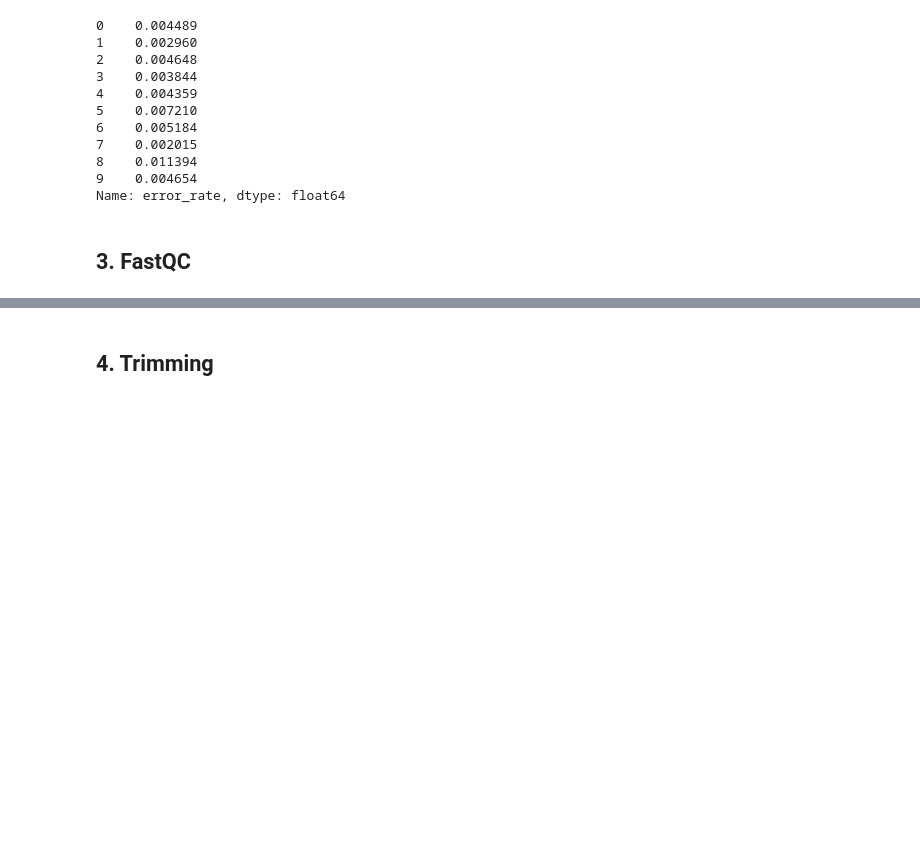
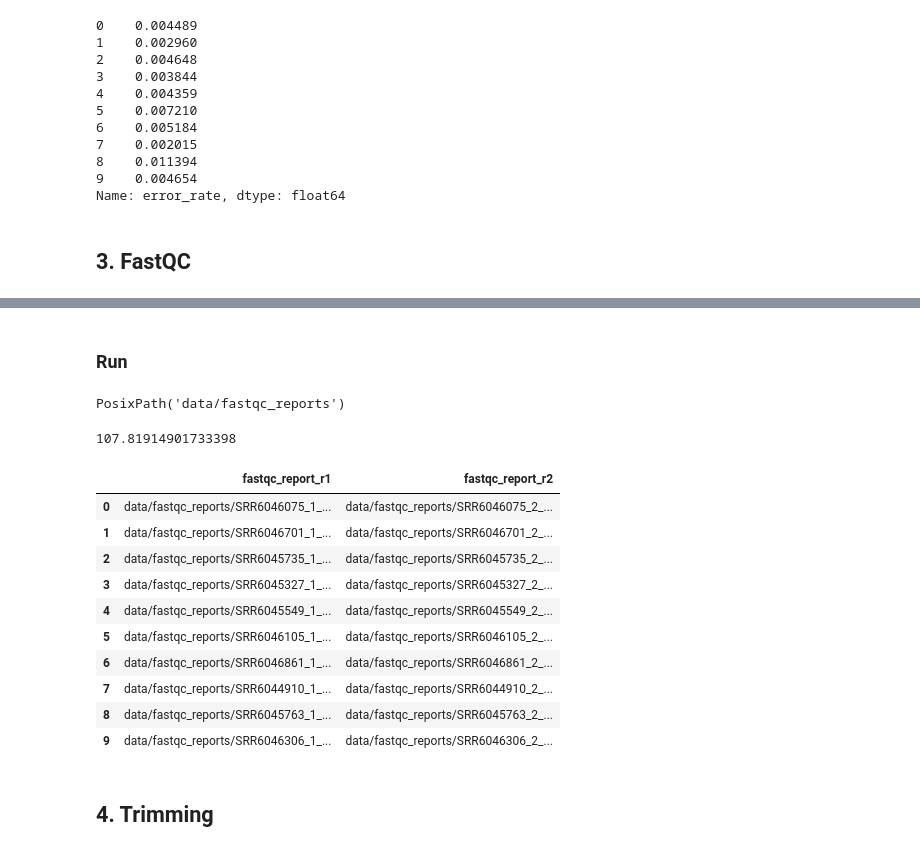
Before and after one commit to baku4/NGS_Guide_GenomeEpi1_S1_2023, a Jupyter notebook: 2-QC.ipynb, the cells around one changed output, grey strips where cells are left out. Cells and saved outputs as stored; diff of their text form; code cells hidden in the pictures; blank space fills up the shorter version.

```diff
--- a/2-Trimming.ipynb
+++ b/2-QC.ipynb
@@ -168,0 +185,8 @@ showtime
+# %% [markdown]
+### Run
+# %%
+fastqc_out_dir = root_dir / 'fastqc_reports'
+fastqc_out_dir.mkdir(exist_ok=True)
+fastqc_out_dir
+# %% [output]
+PosixPath('data/fastqc_reports')
@@ -169,3 +206,24 @@ showtime
+# %%
+# elp
+107.81914901733398
+# %% [output]
+107.81914901733398
+# %%
+fastqc_report_df = pd.DataFrame(np.array(out).reshape(-1, 2))
+fastqc_report_df.columns = ['fastqc_report_r1', 'fastqc_report_r2']
+fastqc_report_df
+# %% [output]
+|  | fastqc_report_r1 | fastqc_report_r2 |
+| 0 | data/fastqc_reports/SRR6046075_1_... | data/fastqc_reports/SRR6046075_2_... |
+| 1 | data/fastqc_reports/SRR6046701_1_... | data/fastqc_reports/SRR6046701_2_... |
+| 2 | data/fastqc_reports/SRR6045735_1_... | data/fastqc_reports/SRR6045735_2_... |
+| 3 | data/fastqc_reports/SRR6045327_1_... | data/fastqc_reports/SRR6045327_2_... |
+| 4 | data/fastqc_reports/SRR6045549_1_... | data/fastqc_reports/SRR6045549_2_... |
+| 5 | data/fastqc_reports/SRR6046105_1_... | data/fastqc_reports/SRR6046105_2_... |
+| 6 | data/fastqc_reports/SRR6046861_1_... | data/fastqc_reports/SRR6046861_2_... |
+| 7 | data/fastqc_reports/SRR6044910_1_... | data/fastqc_reports/SRR6044910_2_... |
+| 8 | data/fastqc_reports/SRR6045763_1_... | data/fastqc_reports/SRR6045763_2_... |
+| 9 | data/fastqc_reports/SRR6046306_1_... | data/fastqc_reports/SRR6046306_2_... |
 # %% [markdown]
 ## 4. Trimming
 # %%
```
Also changed, not shown: parts of 14 cells of this notebook, 6 other files.
